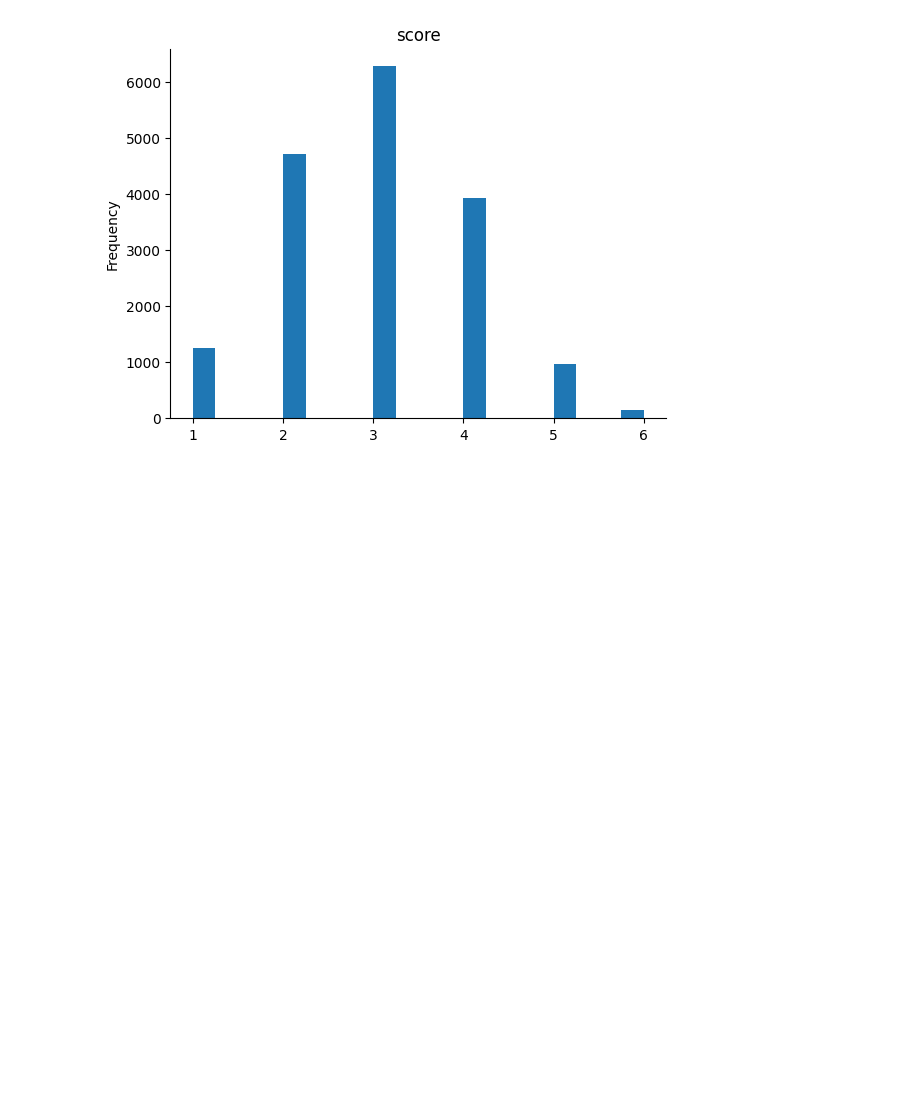
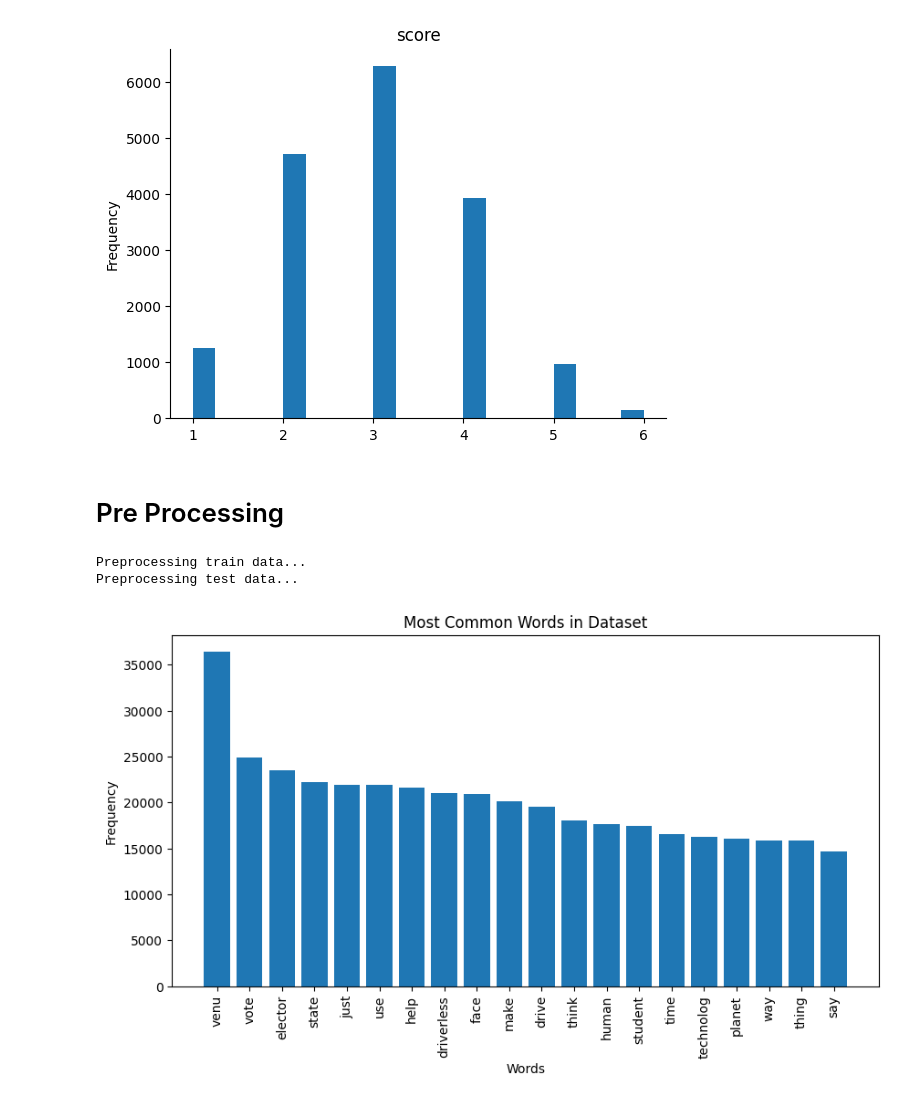
Before and after one commit to keeshram/ECEN520, a Jupyter notebook: premidterm.ipynb, the cells around one changed output. Drawn from its saved outputs; the diff is of its cells as text; code cells hidden in the pictures; blank space fills up the shorter version.

```diff
--- a/premidterm.ipynb
+++ b/premidterm.ipynb
@@ -54,6 +58,8 @@ plt.gca().spines[['top', 'right',]].set_visible(False)
+# %% [markdown]
+# Pre Processing
 # %%
 
-stop_words = ['car','people','like']
+stopwords = nltk.corpus.stopwords.words("english")
 
 def remove_whitespace(text):
     result = text.strip()
@@ -85,33 +91,37 @@ def comprehensive_text_preprocessing(text):
 
     return clean_text
 
 def preprocess_data(dataframe, text_column):
     # Apply comprehensive preprocessing to the specified text column
     dataframe[text_column] = dataframe[text_column].apply(comprehensive_text_preprocessing)
     return dataframe
 
 # Assuming 'full_text' is the column with text data to preprocess
 for key in df:
     print(f"Preprocessing {key} data...")
     df[key] = preprocess_data(df[key], 'full_text')
 
 # Extract preprocessed texts from both train and test dataframes
 texts = pd.concat([df['train']['full_text'], df['test']['full_text']])
 
 # Word Frequency Visualization
 all_words = [word for text in texts for word in nltk.word_tokenize(text)]
 word_freqs = Counter(all_words)
 most_common_words = word_freqs.most_common(20)
 
 # Plotting
 plt.figure(figsize=(10, 5))
 words, counts = zip(*most_common_words)
 plt.bar(words, counts)
 plt.xlabel('Words')
 plt.ylabel('Frequency')
 plt.xticks(rotation=90)
 plt.title('Most Common Words in Dataset')
 plt.show()
+# %% [output]
+Preprocessing train data...
+Preprocessing test data...
+[figure, added]
 # %%
 import pandas as pd
 import nltk
```
Also changed, not shown: parts of 6 cells of this notebook.
